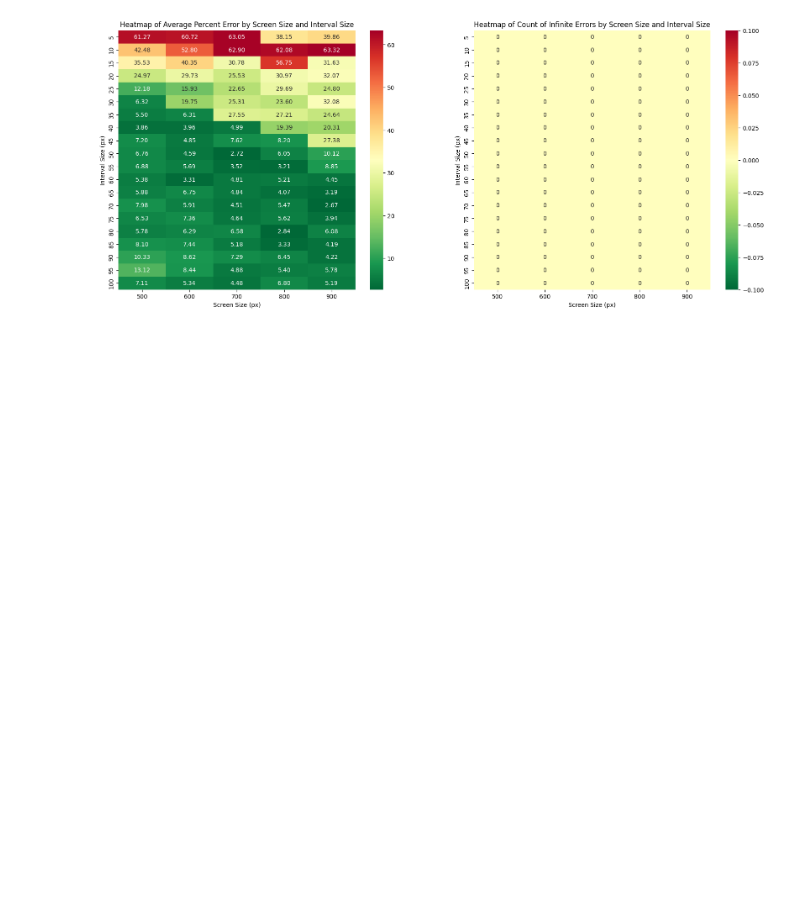
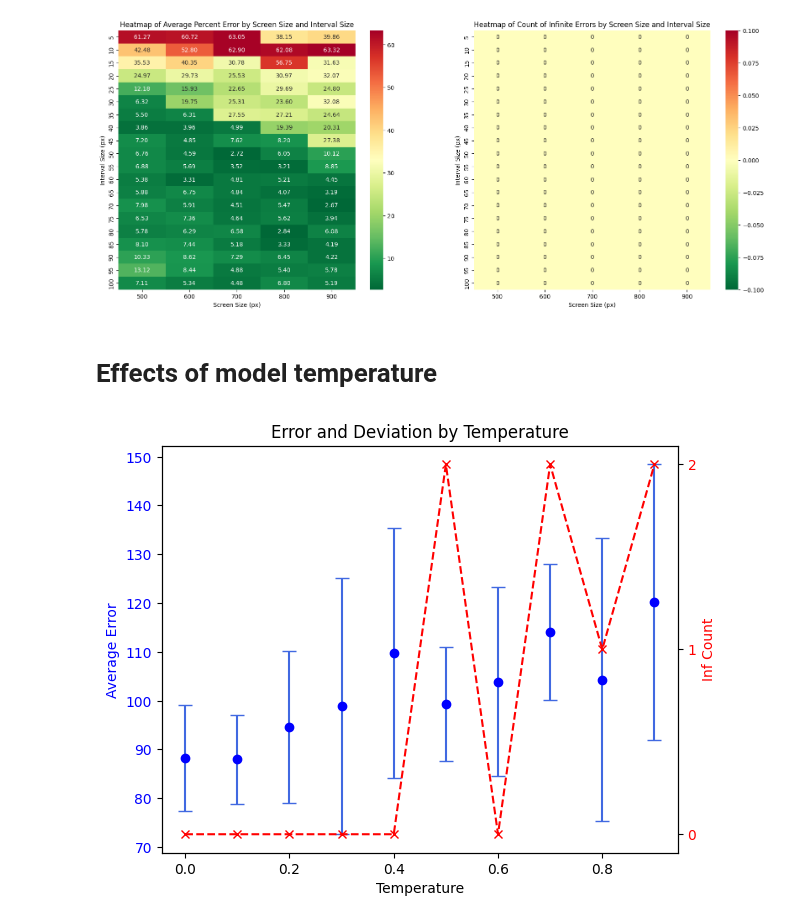
Before and after one commit to pj0620/google-colab-notebooks, a Jupyter notebook: photocircuit_data_analysis.ipynb, the cells around one changed output. Saved outputs shown, nothing was run; the diff lists cells and outputs as text; code cells hidden in the pictures; blank space fills up the shorter version.

```diff
--- a/photocircuit_data_analysis.ipynb
+++ b/photocircuit_data_analysis.ipynb
@@ -162,3 +162,53 @@ Try using .loc[row_indexer,col_indexer] = value instead
 See the caveats in the documentation: https://pandas.pydata.org/pandas-docs/stable/user_guide/indexing.html#returning-a-view-versus-a-copy
   data['inf_count'] = data['Average Error (px)'].apply(lambda x: 1 if x == float('inf') else 0)
 [figure]
+# %% [markdown]
+# Effects of model temperature
+# %%
+import numpy as np
+import pandas as pd
+import matplotlib.pyplot as plt
+
+# Reading the data from the CSV file
+df = pd.read_csv('/content/drive/MyDrive/Photo_Circuit/data/data_analysis/temp_errors.csv')
+
+# Filtering out rows where Average Error (px) is infinity
+filtered_df = df.replace([np.inf, -np.inf], np.nan).dropna(subset=["Average Error (px)"])
+
+# Grouping the filtered data by Temperature and calculating the mean and standard deviation for each group
+grouped_filtered_df = filtered_df.groupby('Temperature').agg(
+    avg_error=('Average Error (px)', 'mean'),
+    std_dev=('Average Error (px)', 'std')
+).reset_index()
+
+# Filtering the original data to identify rows where Average Error (px) is infinity
+inf_df = df[df["Average Error (px)"] == np.inf]
+
+# Counting the number of rows with error = infinity for each temperature
+inf_count_df = inf_df.groupby('Temperature').size().reset_index(name='inf_count')
+
+# Merging the inf_count_df with grouped_filtered_df to ensure all temperatures are represented
+merged_df = pd.merge(grouped_filtered_df, inf_count_df, on='Temperature', how='left')
+merged_df['inf_count'].fillna(0, inplace=True)
+
+fig, ax1 = plt.subplots()
+
+# Plotting the average error as points with error bars representing the standard deviation
+ax1.errorbar(merged_df["Temperature"], merged_df["avg_error"], yerr=merged_df["std_dev"], fmt='o', color='blue', ecolor='royalblue', capsize=5, label='Average Error with Std Dev')
+ax1.set_xlabel('Temperature')
+ax1.set_ylabel('Average Error', color='blue')
+ax1.tick_params(axis='y', labelcolor='blue')
+
+# Plotting the total number of inf rows as a line with the same royal blue color
+ax2 = ax1.twinx()
+ax2.plot(merged_df["Temperature"], merged_df["inf_count"], color='red', marker='x', linestyle='--', label='Inf Count')
+ax2.set_ylabel('Inf Count', color='red')
+ax2.tick_params(axis='y', labelcolor='red')
+ax2.set_yticks(np.arange(0, max(merged_df["inf_count"])+1, 1))
+
+# Adding a legend with custom labels and colors
+fig.tight_layout()
+plt.title('Error and Deviation by Temperature')
+plt.show()
+# %% [output]
+[figure, added]
```
Also changed, not shown: parts of 2 cells of this notebook.
